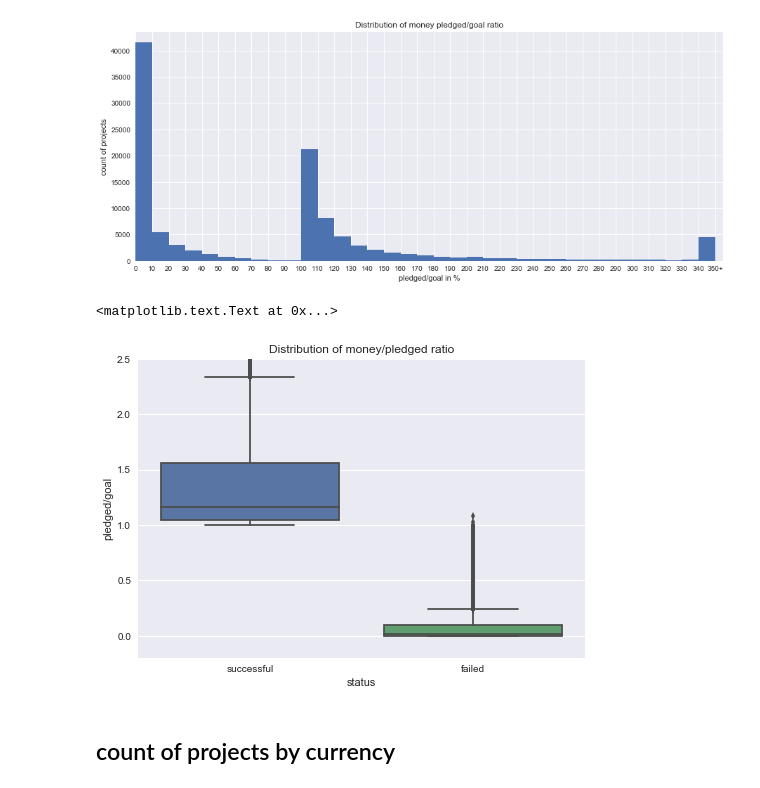
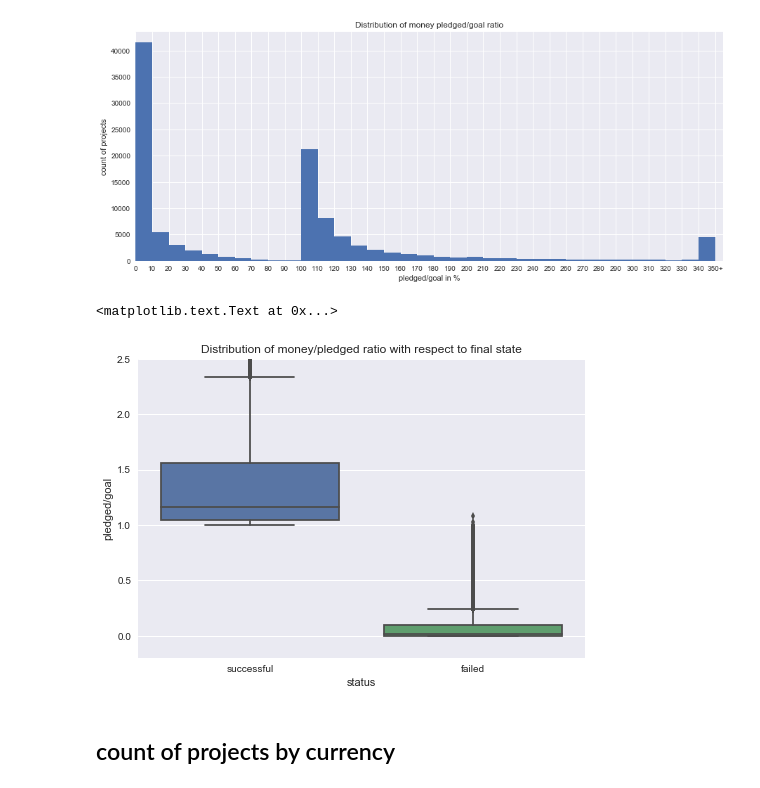
Before and after one commit to blanarik/kickstarter_success_prediction, a Jupyter notebook: 04_Kickstarter_exploratory_data_analysis_dataset_2.ipynb, the cells around one changed output. Drawn from its saved outputs; the diff is of its cells as text; code cells hidden in the pictures.

```diff
--- a/04_Kickstarter_exploratory_data_analysis_dataset_2.ipynb
+++ b/04_Kickstarter_exploratory_data_analysis_dataset_2.ipynb
@@ -287,11 +293,11 @@ plt.title('Distribution of money pledged/goal ratio')
 # %%
 sns.boxplot(data=df, x='status', y='pledged/goal')
 #plt.yscale('log')
 plt.ylim([-0.20, 2.50])
-plt.title('Distribution of money/pledged ratio')
+plt.title('Distribution of money/pledged ratio with respect to final state')
 # %% [output]
 <matplotlib.text.Text at 0x...>
-[figure, old version]
+[figure, new version]
 # %% [markdown]
 ## count of projects by currency
 # %%
```
Also changed, not shown: parts of 17 cells of this notebook.
